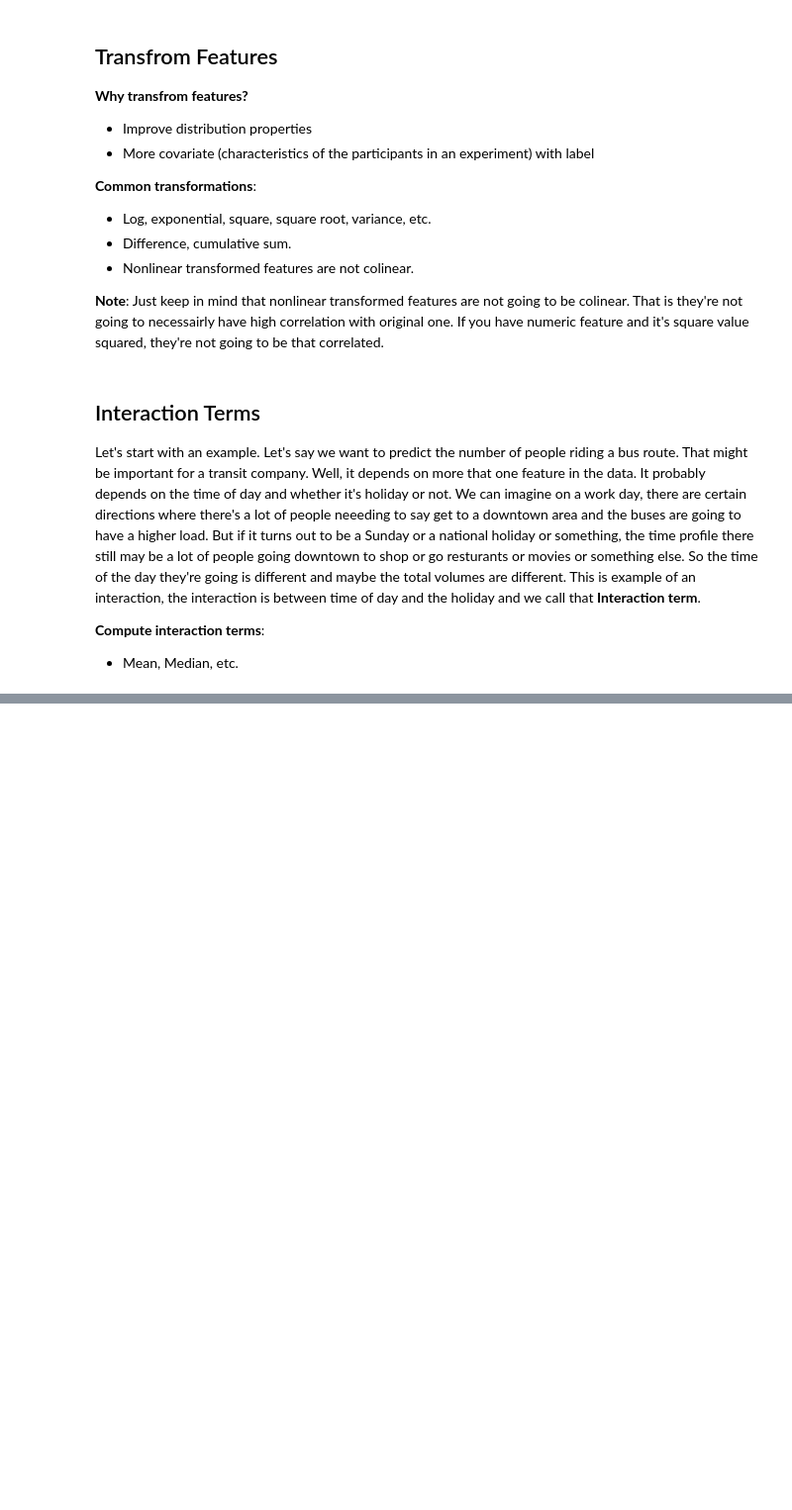
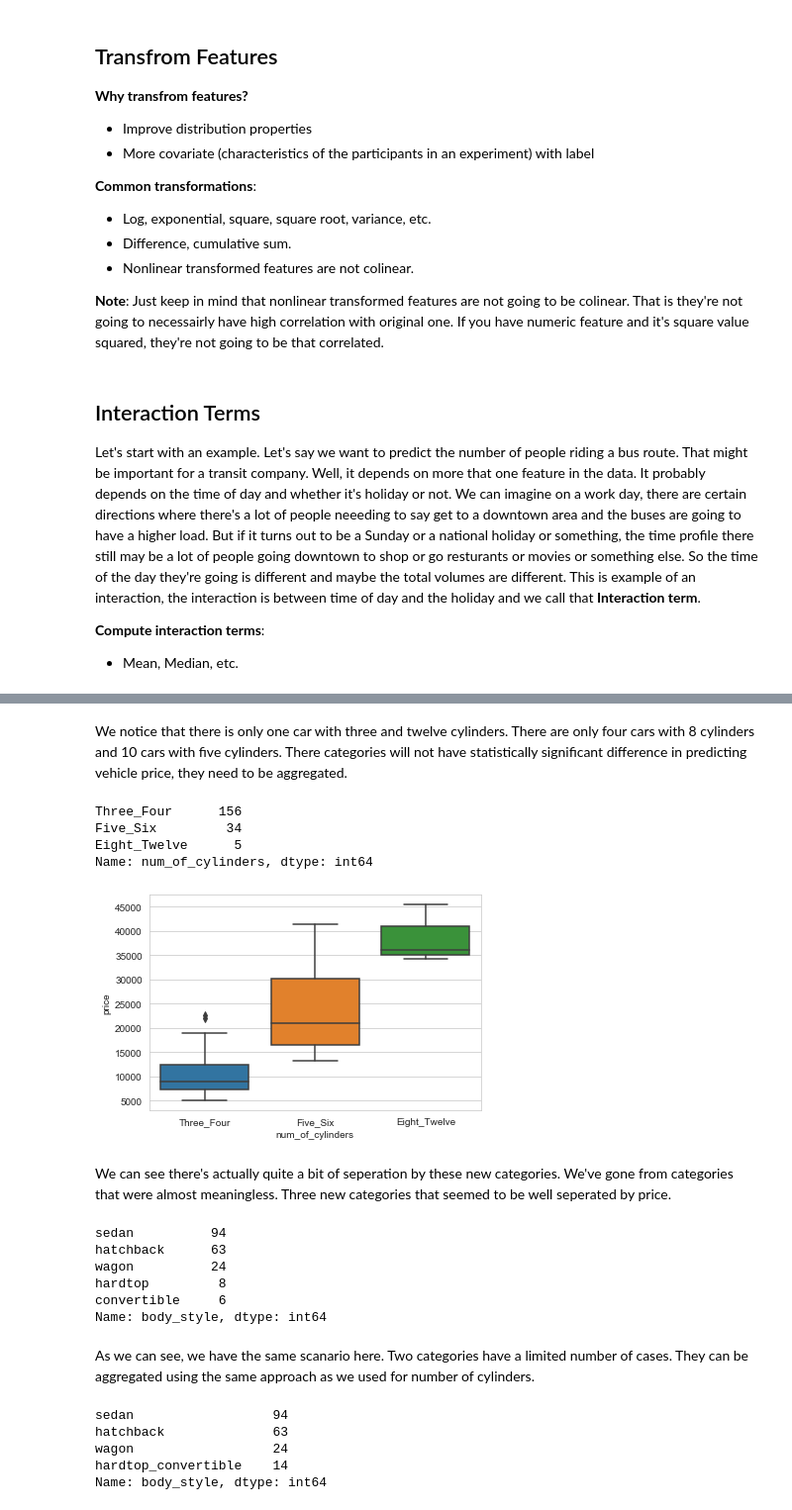
Before and after one commit to ruddysimon/Vehicle_price_prediction, a Jupyter notebook: Data_Prepration.ipynb, the cells around one changed output, grey strips where cells are left out. Shown at 99% size. Drawn from its saved outputs; the diff is of its cells as text; code cells hidden in the pictures; blank space fills up the shorter version.

```diff
--- a/Data_Prepration.ipynb
+++ b/Data_Prepration.ipynb
@@ -151,7 +151,8 @@ price: 4
 del data["normalized_losses"]
 # %%
 # Removing rows with missing values
-cols = ['num_of_doors', 'bore', 'stroke', 'horsepower', 'peak_rpm', 'price']
+cols = ['price', 'bore', 'stroke',
+          'horsepower', 'peak_rpm']
 for column in cols:
     data.loc[data[column]=='?',column] = np.nan
 data.dropna(axis = 0, inplace = True)
@@ -204,0 +220,55 @@ Let's start with an example. Let's say we want to predict the number of people r
+# %% [markdown]
+We notice that there is only one car with three and twelve cylinders. There are only four cars with 8 cylinders and 10 cars with five cylinders. There categories will not have statistically significant difference in predicting vehicle price, they need to be aggregated.
+# %%
+cylinders_categories = {'three': 'Three_Four',
+                        'four': 'Three_Four',
+                        'five': 'Five_Six',
+                        'six': 'Five_Six',
+                        'eight':'Eight_Twelve',
+                        'twelve':'Eight_Twelve'}
+data['num_of_cylinders'] = [cylinders_categories[i] for i in data['num_of_cylinders']]
+data['num_of_cylinders'].value_counts()
+# %% [output]
+Three_Four      156
+Five_Six         34
+Eight_Twelve      5
+Name: num_of_cylinders, dtype: int64
+# %%
+def plot_box(data, col, col_y = 'price'):
+    sns.set_style("whitegrid")
+    sns.boxplot(col, col_y, data=data)
+    plt.xlabel(col)
+    plt.ylabel(col_y)
+    plt.show()
+
+plot_box(data, 'num_of_cylinders')
+# %% [output]
+[figure, added]
+# %% [markdown]
+We can see there's actually quite a bit of seperation by these new categories. We've gone from categories that were almost meaningless. Three new categories that seemed to be well seperated by price.
+# %%
+data['body_style'].value_counts()
+# %% [output]
+sedan          94
+hatchback      63
+wagon          24
+hardtop         8
+convertible     6
+Name: body_style, dtype: int64
+# %% [markdown]
+As we can see, we have the same scanario here. Two categories have a limited number of cases. They can be aggregated using the same approach as we used for number of cylinders.
+# %%
+body_sytle_categories = {'sedan':'sedan',
+                         'hatchback':'hatchback',
+                         'wagon':'wagon',
+                         'hardtop':'hardtop_convertible',
+                         'convertible':'hardtop_convertible'}
+
+data['body_style'] = [body_sytle_categories[x] for x in data['body_style']]
+data['body_style'].value_counts()
+# %% [output]
+sedan                  94
+hatchback              63
+wagon                  24
+hardtop_convertible    14
+Name: body_style, dtype: int64
```
Also changed, not shown: parts of 12 cells of this notebook.
